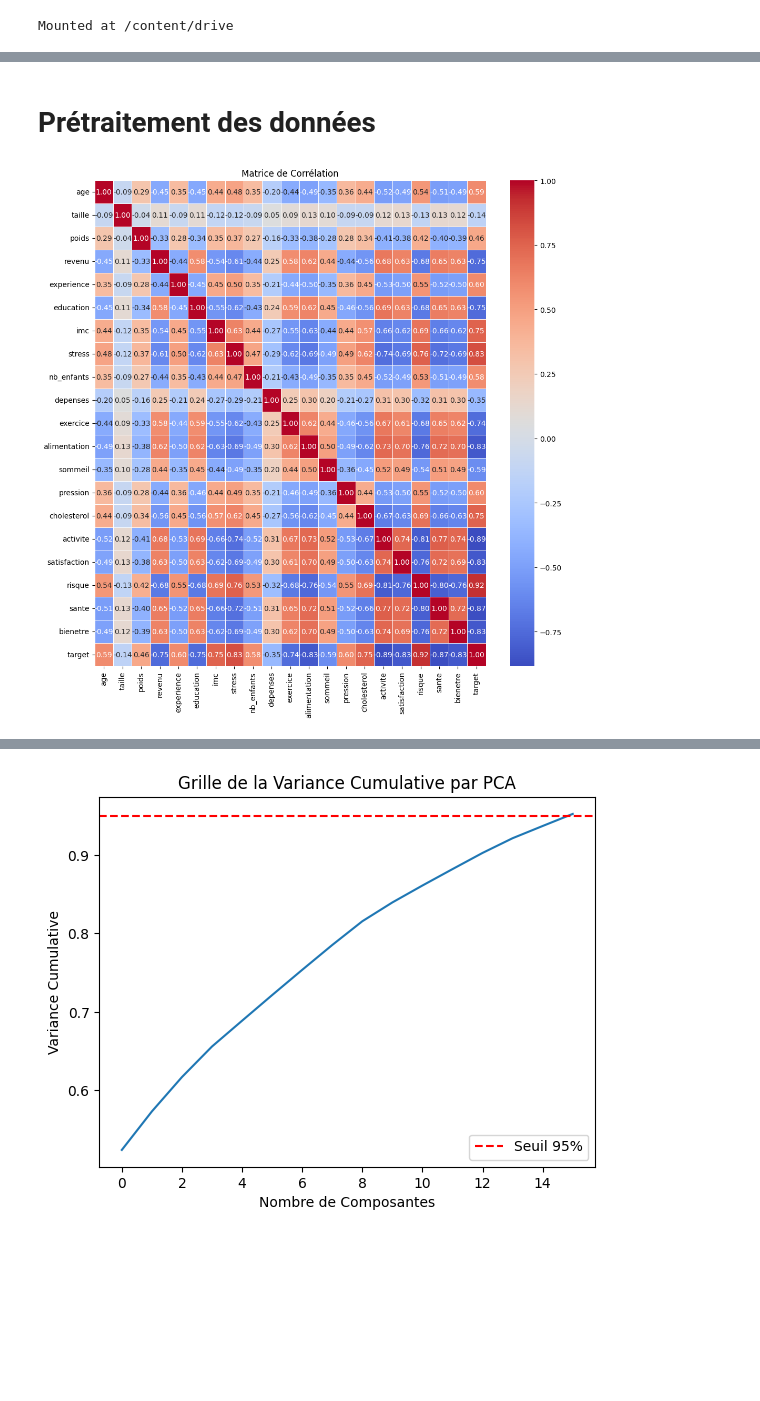
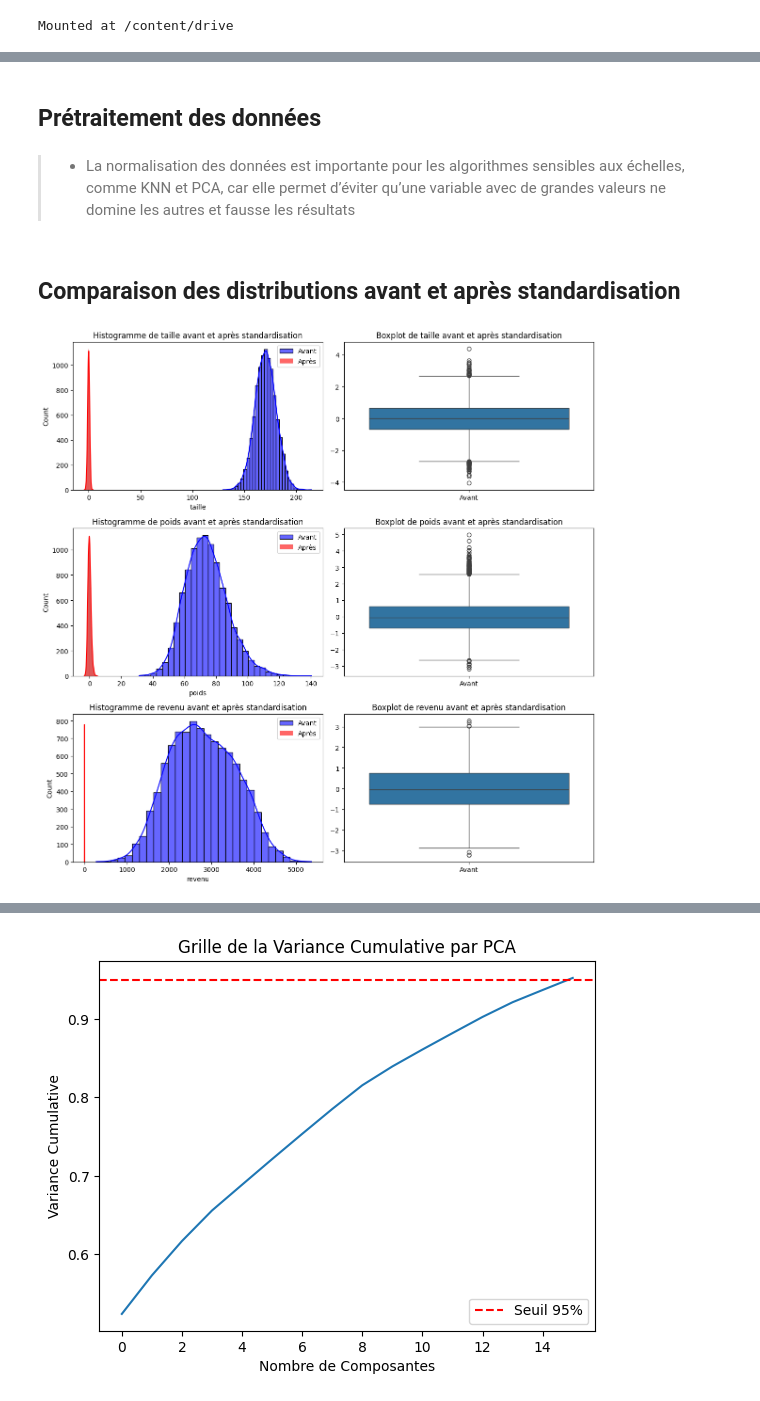
Before and after one commit to Hajaarh/health_state_classifier, a Jupyter notebook: health_state_ml.ipynb, the cells around one changed output, grey strips where cells are left out. Drawn from its saved outputs; the diff is of its cells as text; code cells hidden in the pictures; blank space fills up the shorter version.

```diff
--- a/health_state_ml.ipynb
+++ b/health_state_ml.ipynb
@@ -49,10 +65,9 @@ df.describe()
 # %% [markdown]
-# Prétraitement des données
+## Prétraitement des données
 # %%
 # Séparation des variables explicatives et de la cible
 target = df['target'] # Stocker la cible avant la standardisation
 variables_explicatives = df.drop(columns=['target']) # Exclure la cible avant la transformation
-
 
 # Appliquer la standardisation
 standardiseur = StandardScaler()
@@ -60,13 +75,31 @@ df_standardized = pd.DataFrame(standardiseur.fit_transform(variables_explicative
 
 # Réintégrer la colonne 'target' sans modification
 df_standardized['target'] = df['target'].values
-
-# Calcul de la matrice de corrélation après standardisation
-matrice_correlation = df_standardized.corr()
-# Calcul de la matrice de corrélation après standardisation
-plt.figure(figsize=(12, 12))
-sns.heatmap(matrice_correlation, annot=True, fmt=".2f", cmap="coolwarm", linewidths=0.5)
-plt.title("Matrice de Corrélation")
-plt.show()
-# %% [output]
-[figure, removed]
+# %% [markdown]
+
+
+> * La normalisation des données est importante pour les algorithmes sensibles aux échelles, comme KNN et PCA, car elle permet d’éviter qu’une variable avec de grandes valeurs ne domine les autres et fausse les résultats
+# %% [markdown]
+## Comparaison des distributions avant et après standardisation
+# %%
+variables_a_comparer = ['taille', 'poids', 'revenu']  # Remplace par les colonnes pertinentes
+
+# Création des sous-graphiques
+fig, axes = plt.subplots(len(variables_a_comparer), 2, figsize=(12, len(variables_a_comparer) * 4))
+
+for i, col in enumerate(variables_a_comparer):
+    # Histogrammes avant et après standardisation
+    sns.histplot(df[col], bins=30, kde=True, ax=axes[i, 0], color='blue', alpha=0.6, label="Avant")
+    sns.histplot(df_standardized[col], bins=30, kde=True, ax=axes[i, 0], color='red', alpha=0.6, label="Après")
+    axes[i, 0].set_title(f"Histogramme de {col} avant et après standardisation")
+    axes[i, 0].legend()
+
+    # Boxplots avant et après standardisation
+    sns.boxplot(data=[df[col], df_standardized[col]], ax=axes[i, 1])
+    axes[i, 1].set_xticklabels(['Avant', 'Après'])
+    axes[i, 1].set_title(f"Boxplot de {col} avant et après standardisation")
+
+plt.tight_layout()
+plt.show()
+# %% [output]
+[figure, added]
```
Also changed, not shown: parts of 35 cells of this notebook.
